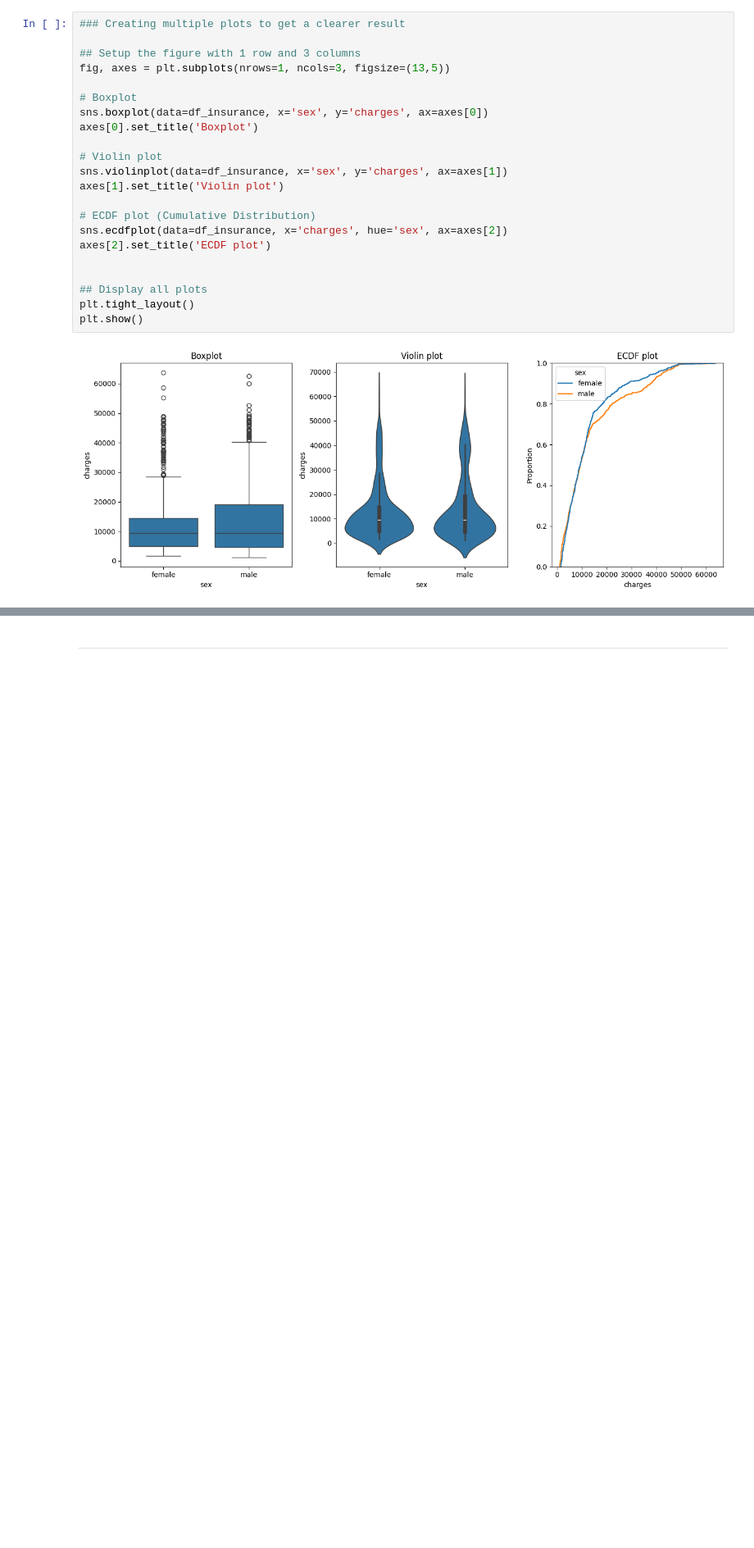
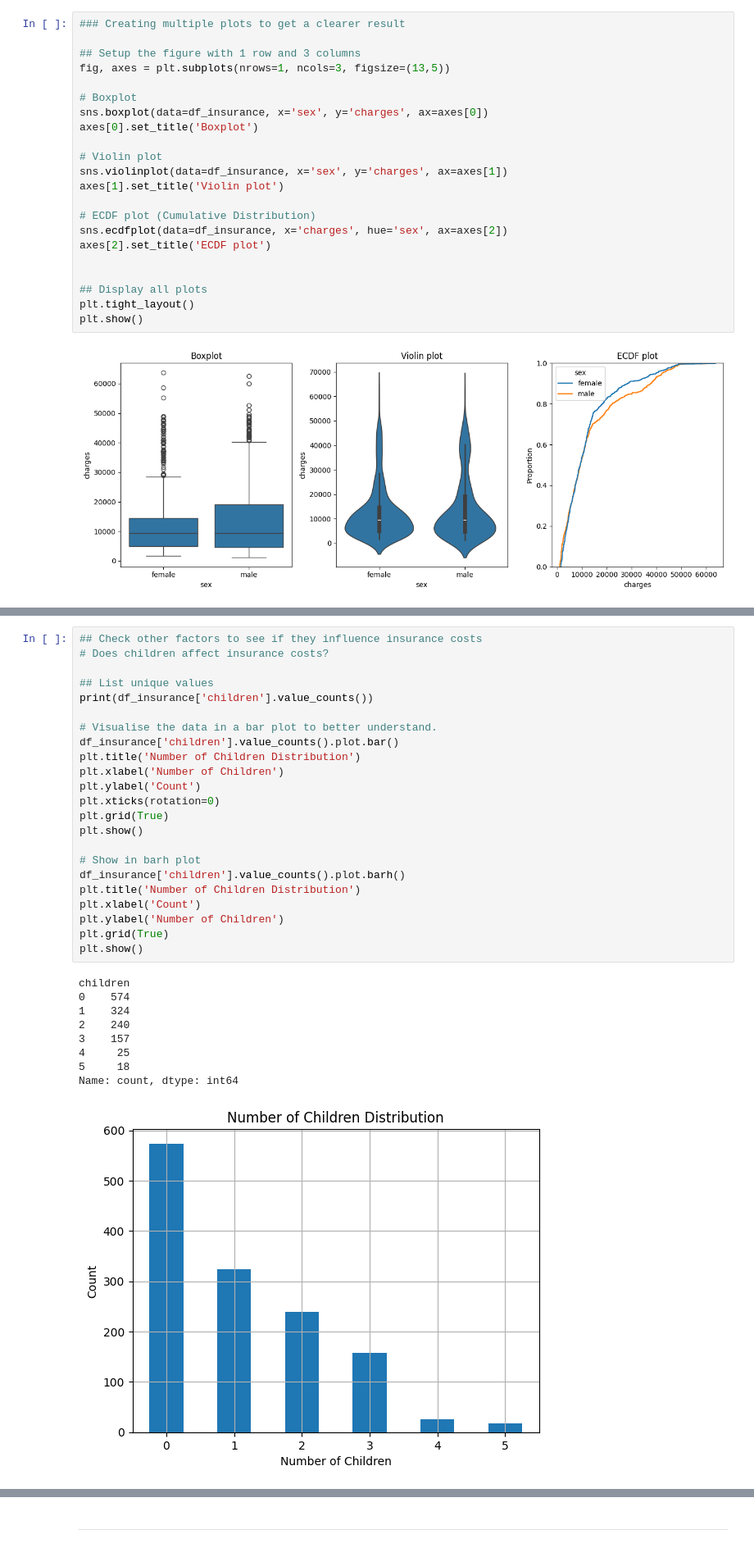
Before and after one commit to Khoi412/Hackathon1_Healthcare_Insurance_Cost_Analysis, a Jupyter notebook: jupyter_notebooks/Healthcare_insurance.ipynb, the cells around one changed output, grey strips where cells are left out. Shown at 82% size. Cells and saved outputs as stored; diff of their text form; blank space fills up the shorter version.

```diff
--- a/jupyter_notebooks/Healthcare_insurance.ipynb
+++ b/jupyter_notebooks/Healthcare_insurance.ipynb
@@ -130,0 +172,33 @@ plt.show()
+# %%
+## Check other factors to see if they influence insurance costs
+# Does children affect insurance costs?
+
+## List unique values
+print(df_insurance['children'].value_counts())
+
+# Visualise the data in a bar plot to better understand.
+df_insurance['children'].value_counts().plot.bar()
+plt.title('Number of Children Distribution')
+plt.xlabel('Number of Children')
+plt.ylabel('Count')
+plt.xticks(rotation=0)
+plt.grid(True)
+plt.show()
+
+# Show in barh plot
+df_insurance['children'].value_counts().plot.barh()
+plt.title('Number of Children Distribution')
+plt.xlabel('Count')
+plt.ylabel('Number of Children')
+plt.grid(True)
+plt.show()
+# %% [output]
+children
+0    574
+1    324
+2    240
+3    157
+4     25
+5     18
+Name: count, dtype: int64
+[figure, added]
```
Also changed, not shown: parts of 8 cells of this notebook, 1 other file.
